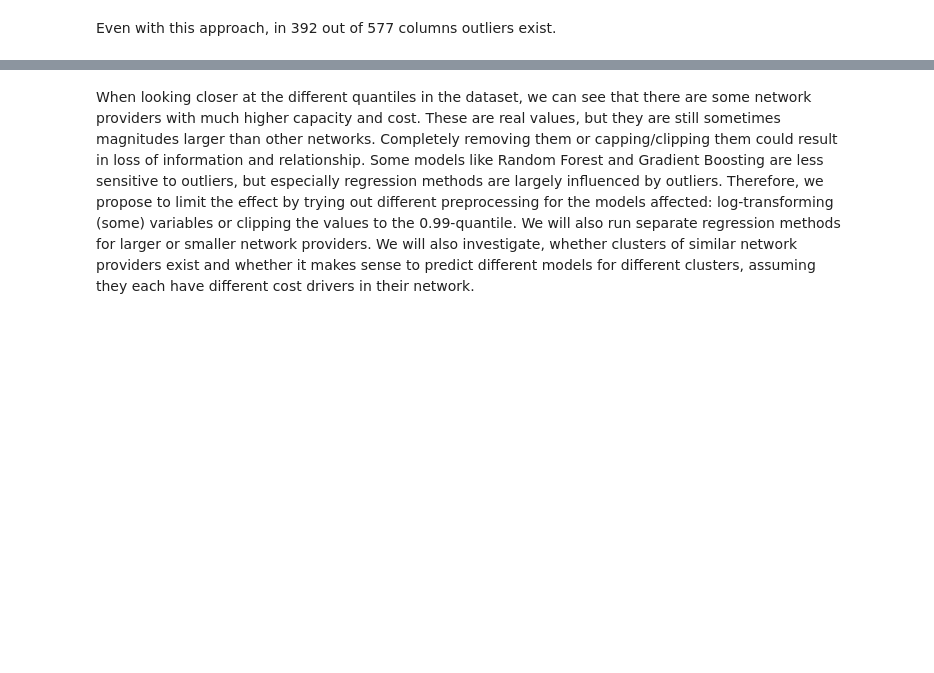
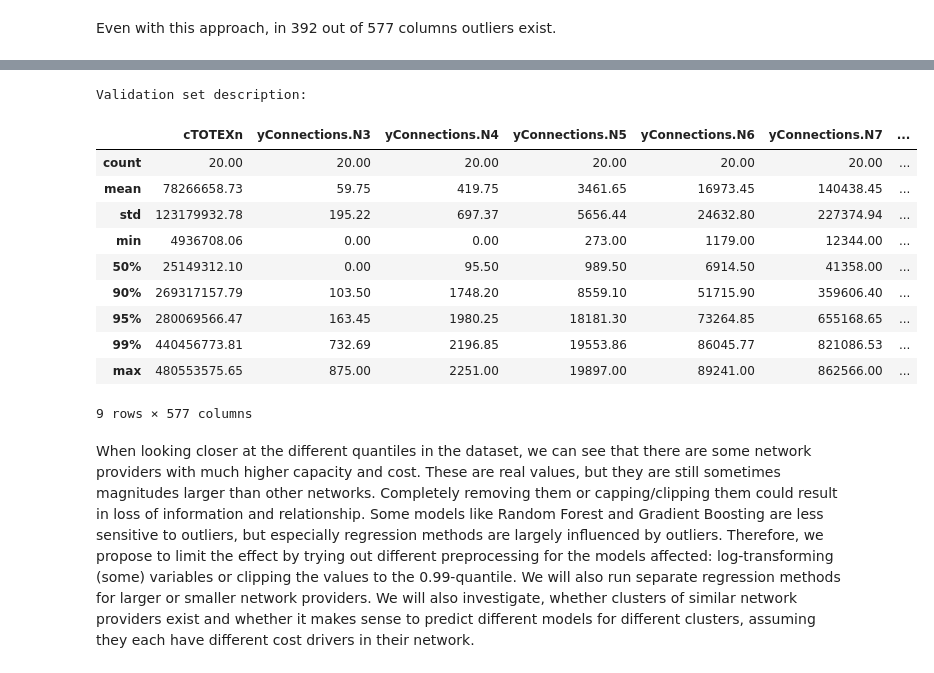
Before and after one commit to ducanhnguyen99/BNetzA, a Jupyter notebook: Duci/Data_Preprocessing.ipynb, the cells around one changed output, grey strips where cells are left out. Drawn from its saved outputs; the diff is of its cells as text; code cells hidden in the pictures; blank space fills up the shorter version.

```diff
--- a/Duci/Data_Preprocessing.ipynb
+++ b/Duci/Data_Preprocessing.ipynb
@@ -226,3 +274,21 @@ df_cleaned.describe(percentiles=[0.9, 0.95, 0.99])
+# %%
+# Display the descriptive statistics for the validation set
+val_description = df_val_imputed.describe(percentiles=[0.9, 0.95, 0.99])
+print("Validation set description:")
+val_description
+# %% [output]
+Validation set description:
+|  | cTOTEXn | yConnections.N3 | yConnections.N4 | yConnections.N5 | yConnections.N6 | yConnections.N7 | ... |
+| count | 20.00 | 20.00 | 20.00 | 20.00 | 20.00 | 20.00 | ... |
+| mean | 78266658.73 | 59.75 | 419.75 | 3461.65 | 16973.45 | 140438.45 | ... |
+| std | 123179932.78 | 195.22 | 697.37 | 5656.44 | 24632.80 | 227374.94 | ... |
+| min | 4936708.06 | 0.00 | 0.00 | 273.00 | 1179.00 | 12344.00 | ... |
+| 50% | 25149312.10 | 0.00 | 95.50 | 989.50 | 6914.50 | 41358.00 | ... |
+| 90% | 269317157.79 | 103.50 | 1748.20 | 8559.10 | 51715.90 | 359606.40 | ... |
+| 95% | 280069566.47 | 163.45 | 1980.25 | 18181.30 | 73264.85 | 655168.65 | ... |
+| 99% | 440456773.81 | 732.69 | 2196.85 | 19553.86 | 86045.77 | 821086.53 | ... |
+| max | 480553575.65 | 875.00 | 2251.00 | 19897.00 | 89241.00 | 862566.00 | ... |
+9 rows × 577 columns
 # %% [markdown]
 When looking closer at the different quantiles in the dataset, we can see that there are some network providers with much higher capacity and cost. These are real values, but they are still sometimes magnitudes larger than other networks. Completely removing them or capping/clipping them could result in loss of information and relationship. Some models like Random Forest and Gradient Boosting are less sensitive to outliers, but especially regression methods are largely influenced by outliers. Therefore, we propose to limit the effect by trying out different preprocessing for the models affected: log-transforming (some) variables or clipping the values to the 0.99-quantile. We will also run separate regression methods for larger or smaller network providers. We will also investigate, whether clusters of similar network providers exist and whether it makes sense to predict different models for different clusters, assuming they each have different cost drivers in their network.
 # %%
```
Also changed, not shown: parts of 12 cells of this notebook, 6 other files.
